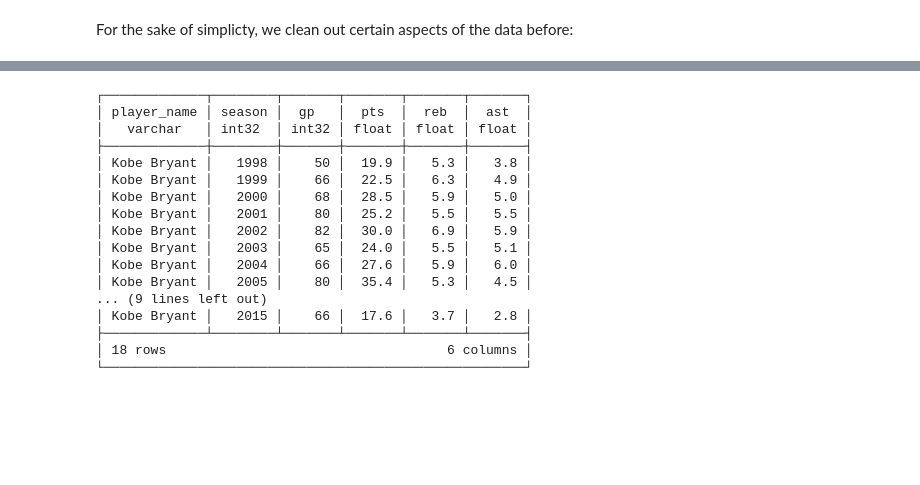
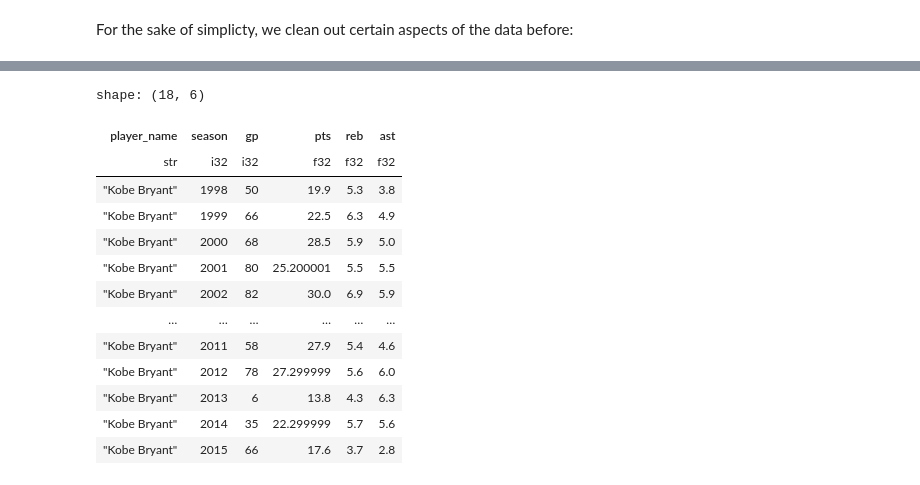
Before and after one commit to aladinoster/practices, a Jupyter notebook: DE/Lab-1.ipynb, the cells around one changed output, grey strips where cells are left out. Cells and saved outputs as stored; diff of their text form; code cells hidden in the pictures; blank space fills up the shorter version.

```diff
--- a/DE/Lab-1.ipynb
+++ b/DE/Lab-1.ipynb
@@ -255,39 +258,38 @@ con.sql(qr)
 # %%
 
 qr = """
 WITH expansion AS (
     SELECT
         player_name,
         UNNEST(season_stats)::season_stats AS season_stats
     FROM players
     WHERE current_season=2021
     AND player_name='Kobe Bryant'
 )
 SELECT
     player_name,
     season_stats.*
 FROM expansion
 """
-con.sql(qr)
+display(
+    con.sql(qr).pl()
+)
 # %% [output]
 [interactive output not drawn]
-┌─────────────┬────────┬───────┬───────┬───────┬───────┐
-│ player_name │ season │  gp   │  pts  │  reb  │  ast  │
-│   varchar   │ int32  │ int32 │ float │ float │ float │
-├─────────────┼────────┼───────┼───────┼───────┼───────┤
-│ Kobe Bryant │   1998 │    50 │  19.9 │   5.3 │   3.8 │
-│ Kobe Bryant │   1999 │    66 │  22.5 │   6.3 │   4.9 │
-│ Kobe Bryant │   2000 │    68 │  28.5 │   5.9 │   5.0 │
-│ Kobe Bryant │   2001 │    80 │  25.2 │   5.5 │   5.5 │
-│ Kobe Bryant │   2002 │    82 │  30.0 │   6.9 │   5.9 │
-│ Kobe Bryant │   2003 │    65 │  24.0 │   5.5 │   5.1 │
-│ Kobe Bryant │   2004 │    66 │  27.6 │   5.9 │   6.0 │
-│ Kobe Bryant │   2005 │    80 │  35.4 │   5.3 │   4.5 │
-... (9 lines left out)
-│ Kobe Bryant │   2015 │    66 │  17.6 │   3.7 │   2.8 │
-├─────────────┴────────┴───────┴───────┴───────┴───────┤
-│ 18 rows                                    6 columns │
-└──────────────────────────────────────────────────────┘
+shape: (18, 6)
+| player_name | season | gp | pts | reb | ast |
+| str | i32 | i32 | f32 | f32 | f32 |
+| "Kobe Bryant" | 1998 | 50 | 19.9 | 5.3 | 3.8 |
+| "Kobe Bryant" | 1999 | 66 | 22.5 | 6.3 | 4.9 |
+| "Kobe Bryant" | 2000 | 68 | 28.5 | 5.9 | 5.0 |
+| "Kobe Bryant" | 2001 | 80 | 25.200001 | 5.5 | 5.5 |
+| "Kobe Bryant" | 2002 | 82 | 30.0 | 6.9 | 5.9 |
+| … | … | … | … | … | … |
+| "Kobe Bryant" | 2011 | 58 | 27.9 | 5.4 | 4.6 |
+| "Kobe Bryant" | 2012 | 78 | 27.299999 | 5.6 | 6.0 |
+| "Kobe Bryant" | 2013 | 6 | 13.8 | 4.3 | 6.3 |
+| "Kobe Bryant" | 2014 | 35 | 22.299999 | 5.7 | 5.6 |
+| "Kobe Bryant" | 2015 | 66 | 17.6 | 3.7 | 2.8 |
 # %%
 qr = """
 DROP TYPE IF EXISTS scoring_class;
```
Also changed, not shown: parts of 13 cells of this notebook.
